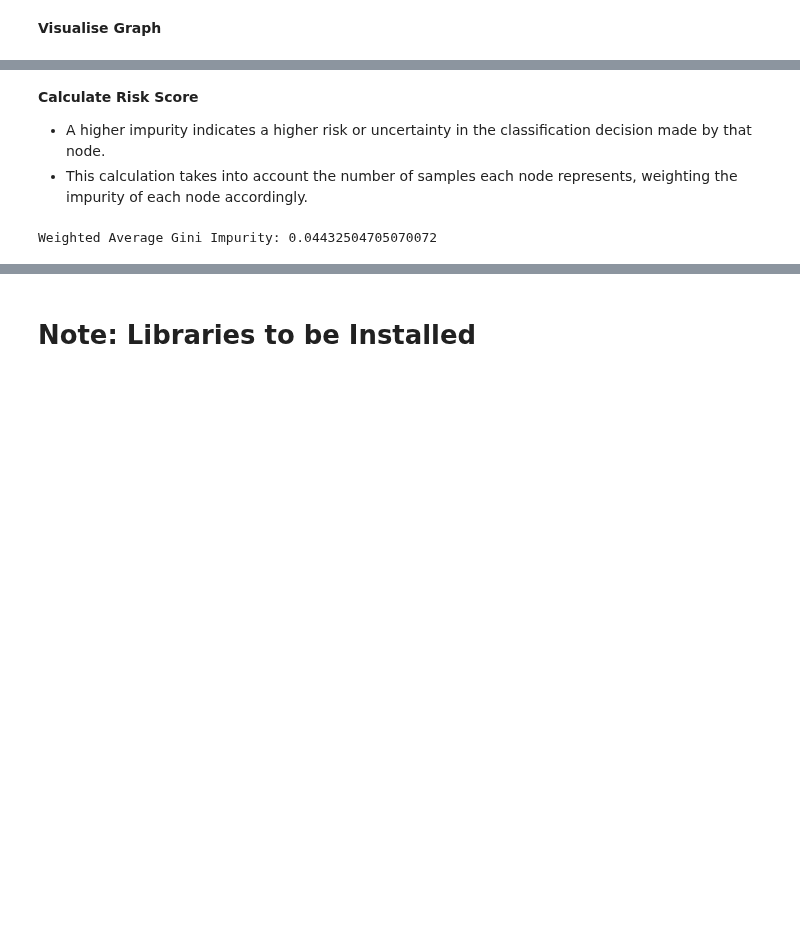
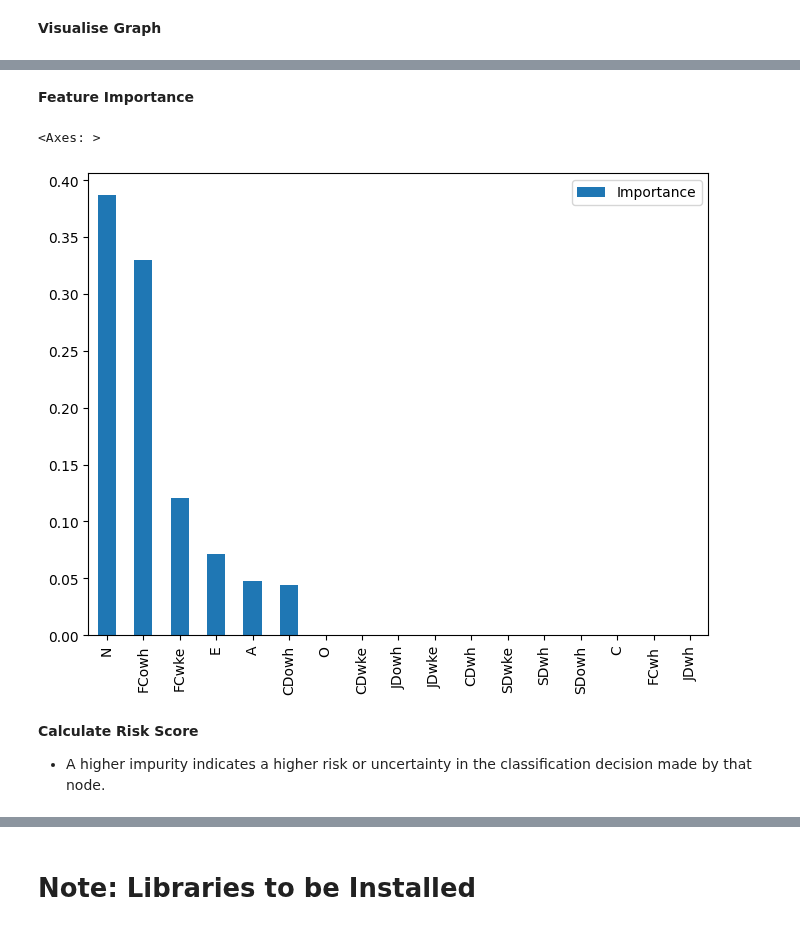
Before and after one commit to mel0778/dsa4263, a Jupyter notebook: code/model_dt.ipynb, the cells around one changed output, grey strips where cells are left out. Drawn from its saved outputs; the diff is of its cells as text; code cells hidden in the pictures; blank space fills up the shorter version.

```diff
--- a/code/model_dt.ipynb
+++ b/code/model_dt.ipynb
@@ -247,12 +255,12 @@ _ = tree.plot_tree(best_dt,
+# %% [markdown]
+**Feature Importance**
+# %%
+feat_importances = pd.DataFrame(best_dt.feature_importances_, index=X_train.columns, columns=["Importance"])
+feat_importances.sort_values(by='Importance', ascending=False, inplace=True)
+feat_importances.plot(kind='bar', figsize=(8,6))
+# %% [output]
+<Axes: >
+[figure, added]
 # %% [markdown]
 **Calculate Risk Score**
 - A higher impurity indicates a higher risk or uncertainty in the classification decision made by that node.
-- This calculation takes into account the number of samples each node represents, weighting the impurity of each node accordingly.
-# %%
-n_nodes = best_dt.tree_.node_count
-impurity = best_dt.tree_.impurity
-
-weighted_impurity = sum(best_dt.tree_.n_node_samples[i] * impurity[i] for i in range(n_nodes)) / sum(best_dt.tree_.n_node_samples)
-print(f"Weighted Average Gini Impurity: {weighted_impurity}")
-# %% [output]
-Weighted Average Gini Impurity: 0.04432504705070072
```
Also changed, not shown: parts of 13 cells of this notebook.
